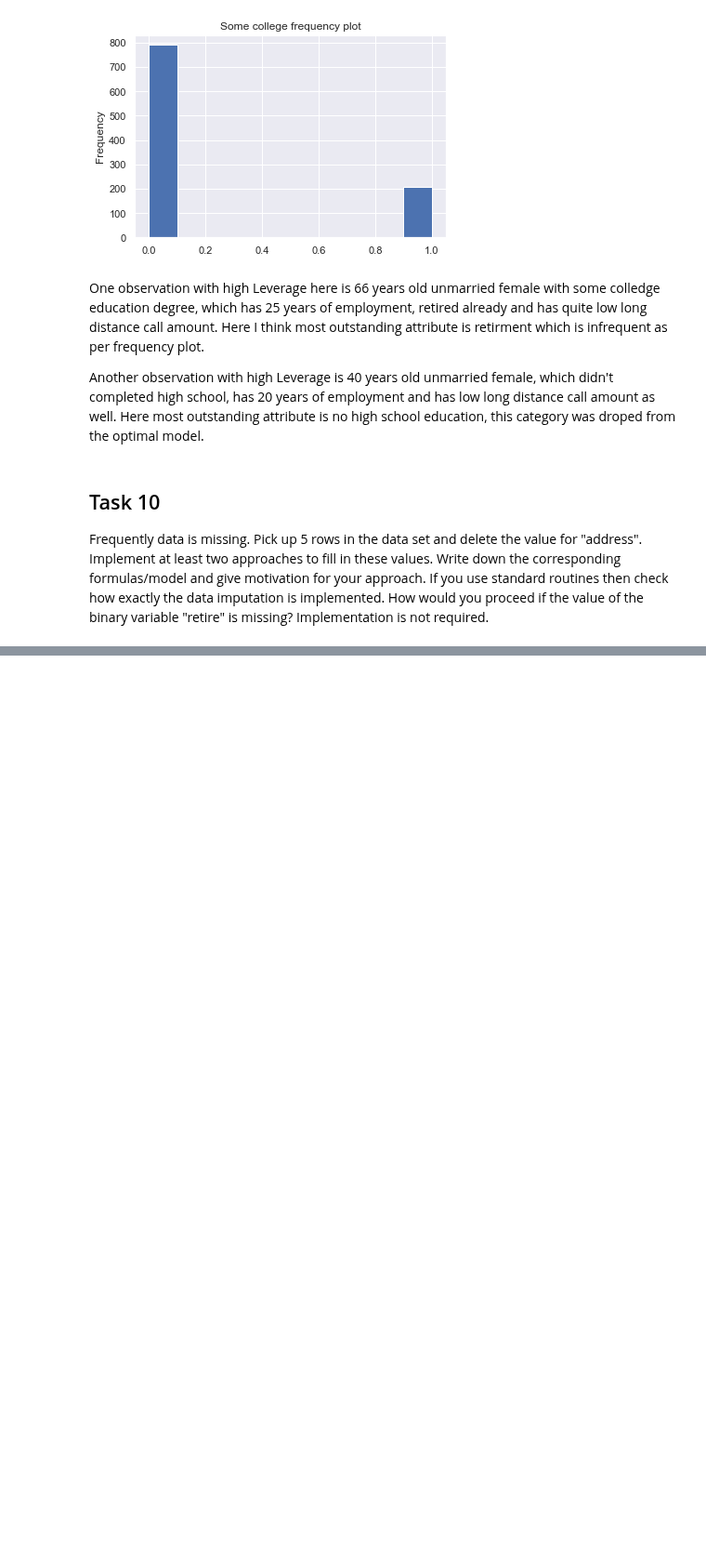
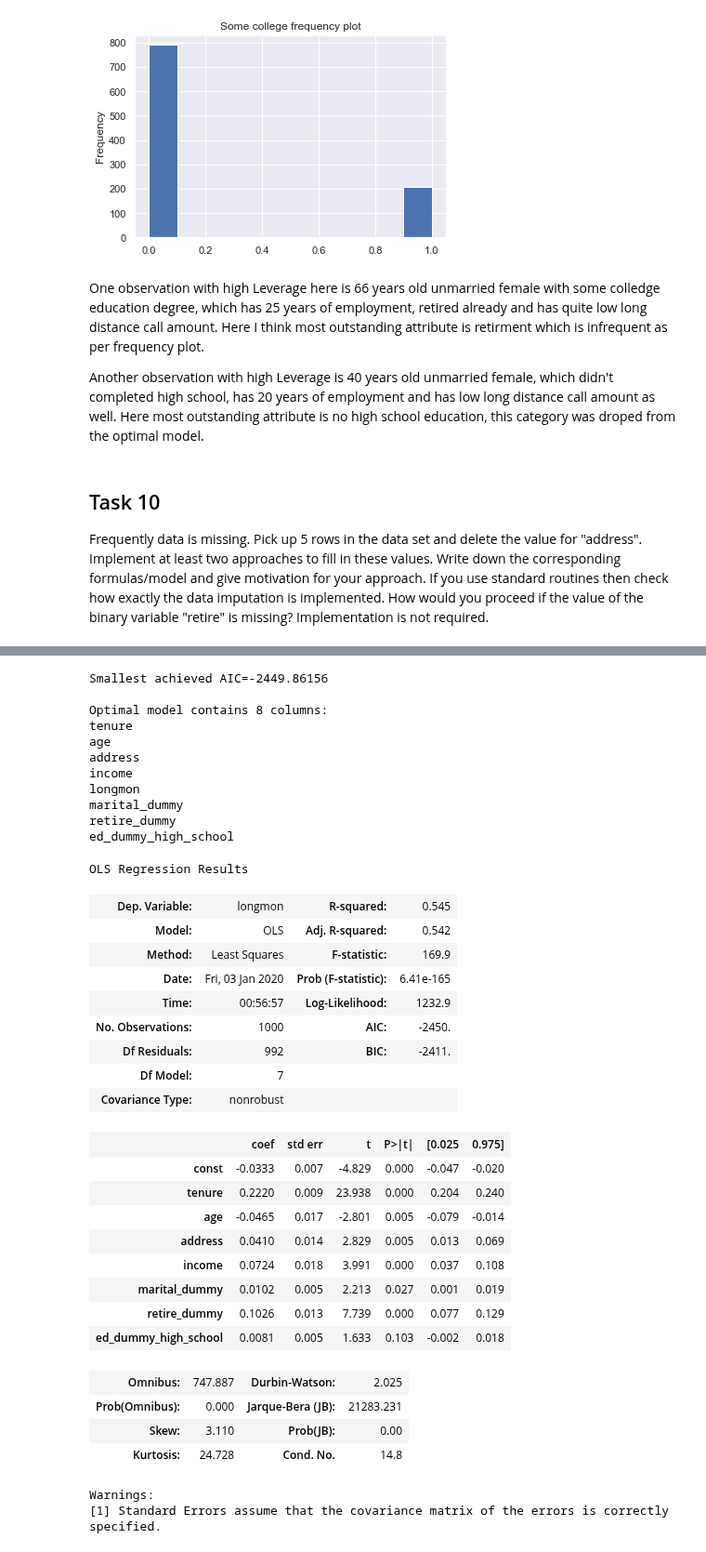
Before and after one commit to kai-wren/Statistic, a Jupyter notebook: Assignment 2.ipynb, the cells around one changed output, grey strips where cells are left out. Shown at 93% size. Saved outputs shown, nothing was run; the diff lists cells and outputs as text; code cells hidden in the pictures; blank space fills up the shorter version.

```diff
--- a/Assignment 2.ipynb
+++ b/Assignment 2.ipynb
@@ -632,0 +737,64 @@ Name: address, Length: 1000, dtype: float64
+# %%
+telco_dummy_trans_binwiremon_norm_ylongmon_df = telco_dummy_trans_binwiremon_norm_df.copy()
+telco_dummy_trans_binwiremon_norm_ylongmon_df['longmon'] = telco_dummy_df['longmon'] #adding original Y data to dataset
+
+mm_scaler = preprocessing.MinMaxScaler() #Normalizing data first before regression for dependent variable and regressors
+telco_dummy_trans_binwiremon_norm_ylongmon_df['longmon'] = mm_scaler.fit_transform(telco_dummy_trans_binwiremon_norm_ylongmon_df[['longmon']])
+
+# X = telco_dummy_trans_binwiremon_norm_ylongmon_df.drop('longmon', axis=1).copy()
+# X = sm.add_constant(X)
+
+# result_y = sm.OLS(telco_dummy_trans_binwiremon_norm_ylongmon_df['longmon'] , X).fit()
+# print(result_y.summary())
+
+big_model_y = telco_dummy_trans_binwiremon_norm_ylongmon_df.copy() #setting full model
+
+aic_y, best_model_y = find_best_model(big_model_y, telco_dummy_trans_binwiremon_norm_ylongmon_df['longmon']) #call method to find optimal model
+
+print("Smallest achieved AIC=%.5f \n" %aic_y) #printing results
+print("Optimal model contains %s columns:" %best_model_y.columns.size)
+for col in best_model_y.columns:
+    print(col)
+
+X = best_model_y.drop('longmon', axis=1).copy()
+X = sm.add_constant(X)
+
+best_model_res_y = sm.OLS(best_model_y['longmon'] , X).fit()
+best_model_res_y.summary()
+# %% [output]
+Smallest achieved AIC=-2449.86156
+
+Optimal model contains 8 columns:
+tenure
+age
+address
+income
+longmon
+marital_dummy
+retire_dummy
+ed_dummy_high_school
+OLS Regression Results
+| Dep. Variable: | longmon | R-squared: | 0.545 |
+| Model: | OLS | Adj. R-squared: | 0.542 |
+| Method: | Least Squares | F-statistic: | 169.9 |
+| Date: | Fri, 03 Jan 2020 | Prob (F-statistic): | 6.41e-165 |
+| Time: | 00:56:57 | Log-Likelihood: | 1232.9 |
+| No. Observations: | 1000 | AIC: | -2450. |
+| Df Residuals: | 992 | BIC: | -2411. |
+| Df Model: | 7 |  |  |
+| Covariance Type: | nonrobust |  |  |
+|  | coef | std err | t | P>|t| | [0.025 | 0.975] |
+| const | -0.0333 | 0.007 | -4.829 | 0.000 | -0.047 | -0.020 |
+| tenure | 0.2220 | 0.009 | 23.938 | 0.000 | 0.204 | 0.240 |
+| age | -0.0465 | 0.017 | -2.801 | 0.005 | -0.079 | -0.014 |
+| address | 0.0410 | 0.014 | 2.829 | 0.005 | 0.013 | 0.069 |
+| income | 0.0724 | 0.018 | 3.991 | 0.000 | 0.037 | 0.108 |
+| marital_dummy | 0.0102 | 0.005 | 2.213 | 0.027 | 0.001 | 0.019 |
+| retire_dummy | 0.1026 | 0.013 | 7.739 | 0.000 | 0.077 | 0.129 |
+| ed_dummy_high_school | 0.0081 | 0.005 | 1.633 | 0.103 | -0.002 | 0.018 |
+| Omnibus: | 747.887 | Durbin-Watson: | 2.025 |
+| Prob(Omnibus): | 0.000 | Jarque-Bera (JB): | 21283.231 |
+| Skew: | 3.110 | Prob(JB): | 0.00 |
+| Kurtosis: | 24.728 | Cond. No. | 14.8 |
+Warnings:
+[1] Standard Errors assume that the covariance matrix of the errors is correctly specified.
```
Also changed, not shown: parts of 18 cells of this notebook.
